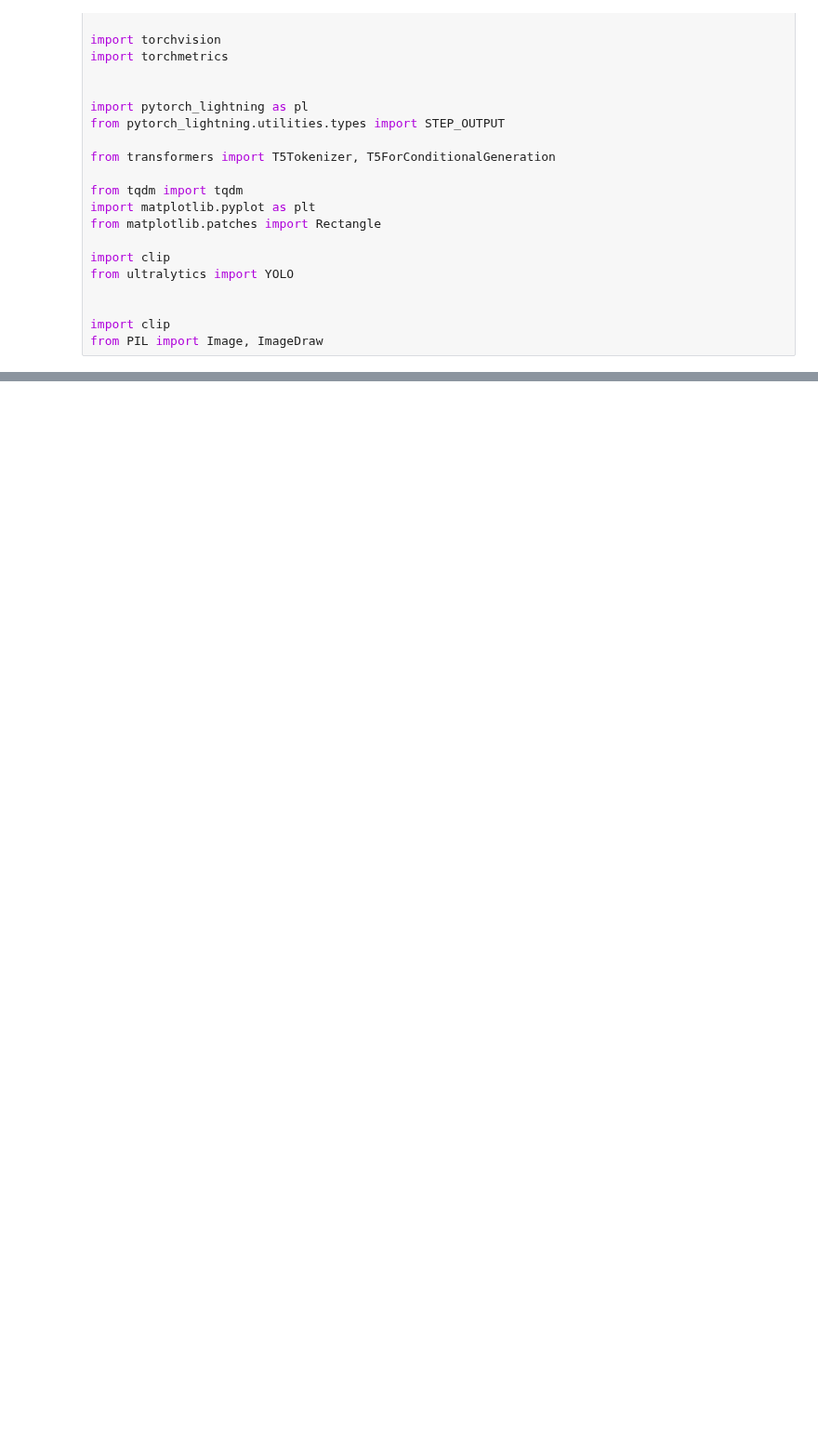
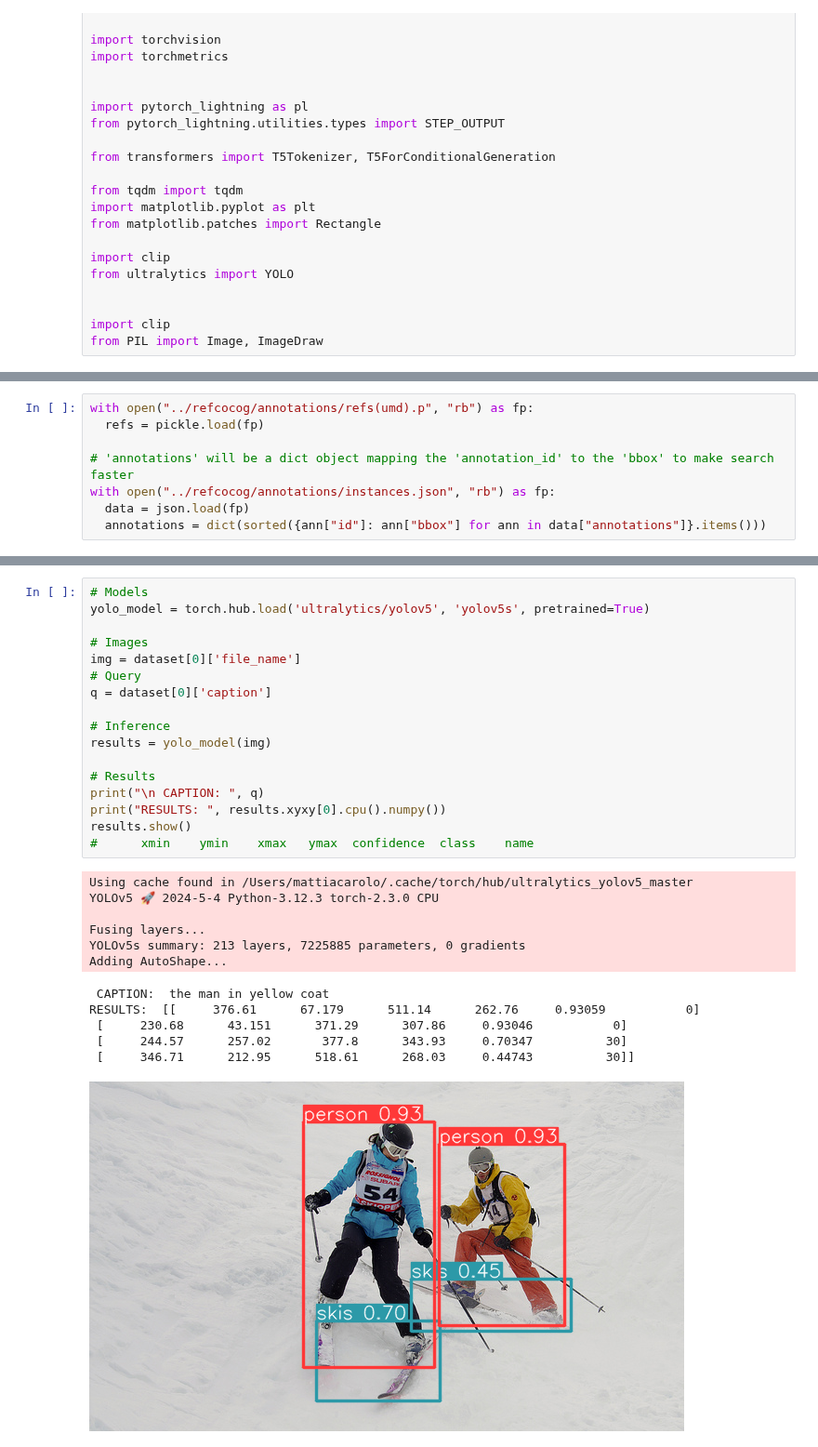
Before and after one commit to MattiaCarolo/DL2023-Carolo-Maines, a Jupyter notebook: MainWithoutBash.ipynb, the cells around one changed output, grey strips where cells are left out. Shown at 93% size. Saved outputs shown, nothing was run; the diff lists cells and outputs as text; blank space fills up the shorter version.

```diff
--- a/MainWithoutBash.ipynb
+++ b/MainWithoutBash.ipynb
@@ -41,0 +77,8 @@ SyntaxError: invalid syntax (4050080573.py, line 1)
+# %%
+with open("../refcocog/annotations/refs(umd).p", "rb") as fp:
+  refs = pickle.load(fp)
+
+# 'annotations' will be a dict object mapping the 'annotation_id' to the 'bbox' to make search faster
+with open("../refcocog/annotations/instances.json", "rb") as fp:
+  data = json.load(fp)
+  annotations = dict(sorted({ann["id"]: ann["bbox"] for ann in data["annotations"]}.items()))
@@ -41,0 +190,30 @@ SyntaxError: invalid syntax (4050080573.py, line 1)
+# %%
+# Models
+yolo_model = torch.hub.load('ultralytics/yolov5', 'yolov5s', pretrained=True)
+
+# Images
+img = dataset[0]['file_name']
+# Query
+q = dataset[0]['caption']
+
+# Inference
+results = yolo_model(img)
+
+# Results
+print("\n CAPTION: ", q)
+print("RESULTS: ", results.xyxy[0].cpu().numpy())
+results.show()
+#      xmin    ymin    xmax   ymax  confidence  class    name
+# %% [output]
+Using cache found in /Users/mattiacarolo/.cache/torch/hub/ultralytics_yolov5_master
+YOLOv5 🚀 2024-5-4 Python-3.12.3 torch-2.3.0 CPU
+
+Fusing layers...
+YOLOv5s summary: 213 layers, 7225885 parameters, 0 gradients
+Adding AutoShape...
+ CAPTION:  the man in yellow coat
+RESULTS:  [[     376.61      67.179      511.14      262.76     0.93059           0]
+ [     230.68      43.151      371.29      307.86     0.93046           0]
+ [     244.57      257.02       377.8      343.93     0.70347          30]
+ [     346.71      212.95      518.61      268.03     0.44743          30]]
+[figure, added]
```
Also changed, not shown: parts of 6 cells of this notebook, 1 other file.
